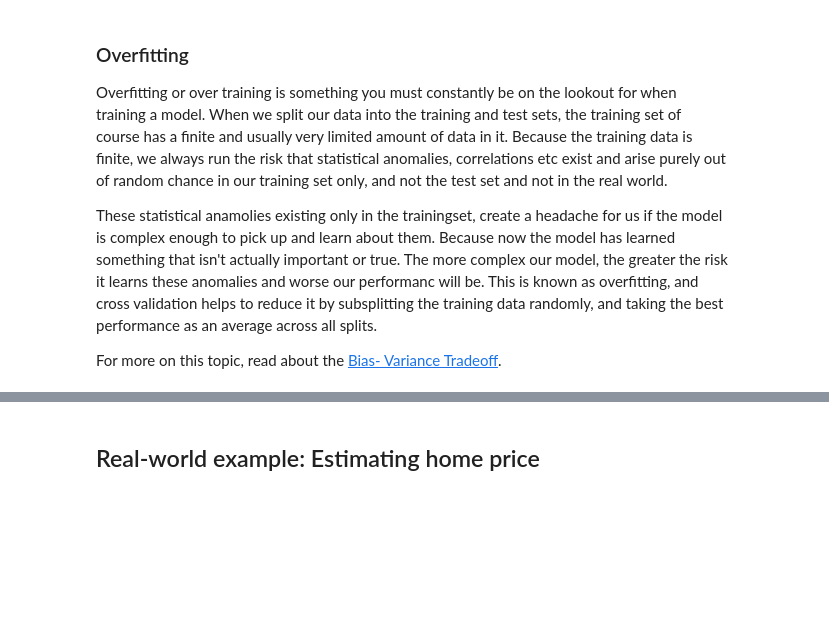
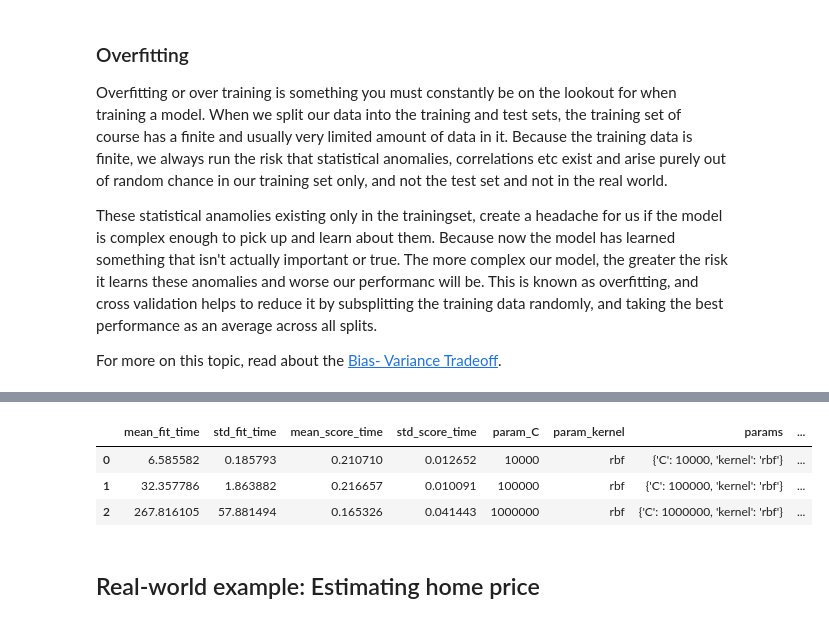
Before and after one commit to muell149/data_analysis2020, a Jupyter notebook: session2/session2.ipynb, the cells around one changed output, grey strips where cells are left out. Saved outputs shown, nothing was run; the diff lists cells and outputs as text; code cells hidden in the pictures; blank space fills up the shorter version.

```diff
--- a/session2/session2.ipynb
+++ b/session2/session2.ipynb
@@ -406,12 +406,13 @@ For more on this topic, read about the [Bias- Variance Tradeoff](https://en.wiki
 #let's try again with hyperparam optimization and cross validation
 from sklearn.model_selection import GridSearchCV
 
+#be careful not to make your search too big, it can easily crash your computer....
 gscv = GridSearchCV(estimator=Fprime
-             ,param_grid={'C': [1,10,100,1000,10000]
-                         ,'kernel': ('linear', 'rbf')}
+             ,param_grid={'C': [10000,100000,1000000]
+                         ,'kernel': ['rbf']}
             ,scoring='neg_mean_squared_error'
             ,cv=5
-            ,verbose=111
+            ,verbose=11
             ,n_jobs=-1)
 
 gscv.fit(X_train, y_train)
@@ -438,3 +444,10 @@ Pickling array (shape=(1547,), dtype=int64).
+# %%
+pd.DataFrame.from_dict(gscv.cv_results_)
+# %% [output]
+|  | mean_fit_time | std_fit_time | mean_score_time | std_score_time | param_C | param_kernel | params | ... |
+| 0 | 6.585582 | 0.185793 | 0.210710 | 0.012652 | 10000 | rbf | {'C': 10000, 'kernel': 'rbf'} | ... |
+| 1 | 32.357786 | 1.863882 | 0.216657 | 0.010091 | 100000 | rbf | {'C': 100000, 'kernel': 'rbf'} | ... |
+| 2 | 267.816105 | 57.881494 | 0.165326 | 0.041443 | 1000000 | rbf | {'C': 1000000, 'kernel': 'rbf'} | ... |
 # %%
 #1d linear model (just like last time)
 # - report MSE
```
Also changed, not shown: parts of 1 cell of this notebook.
